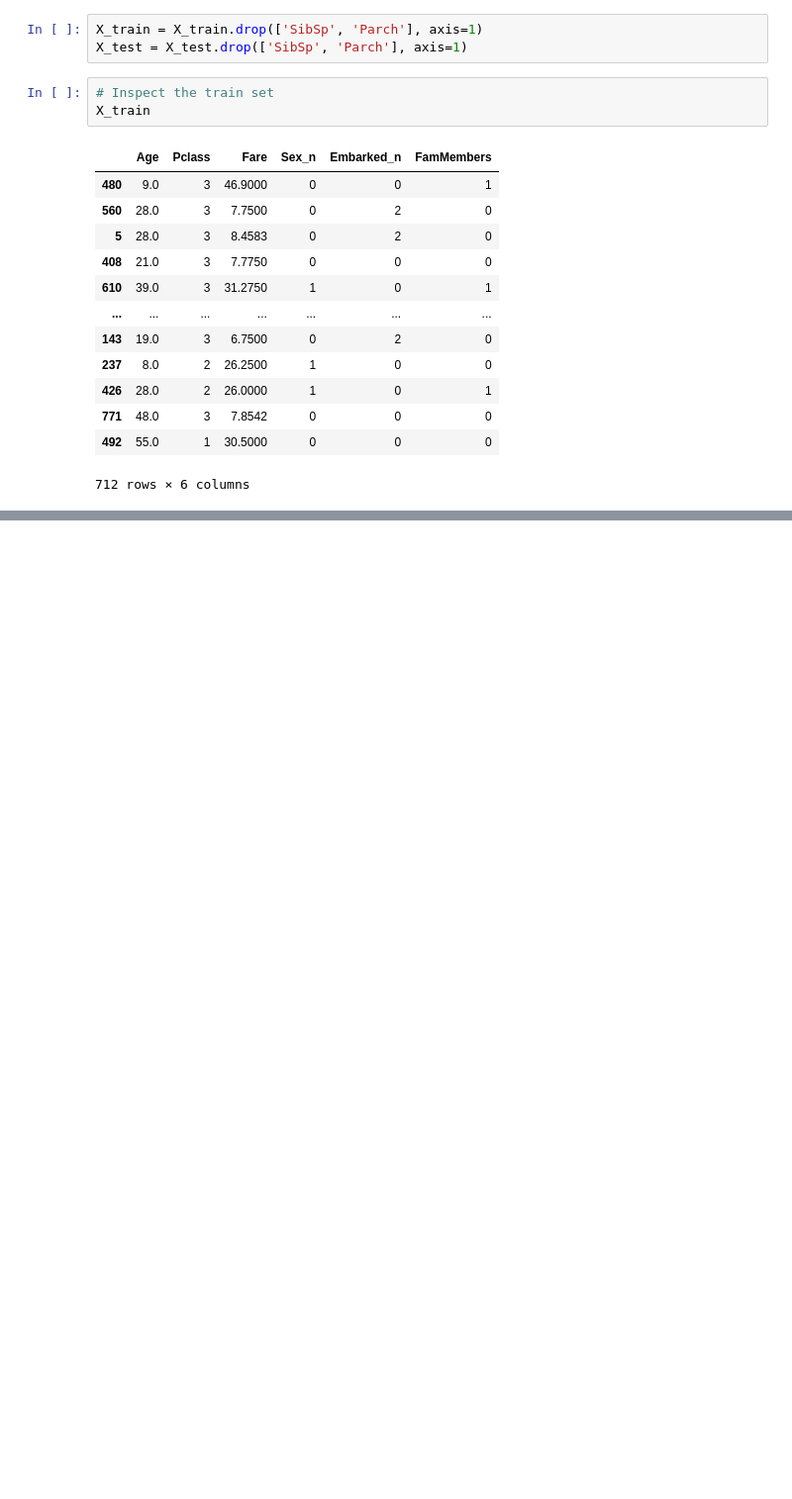
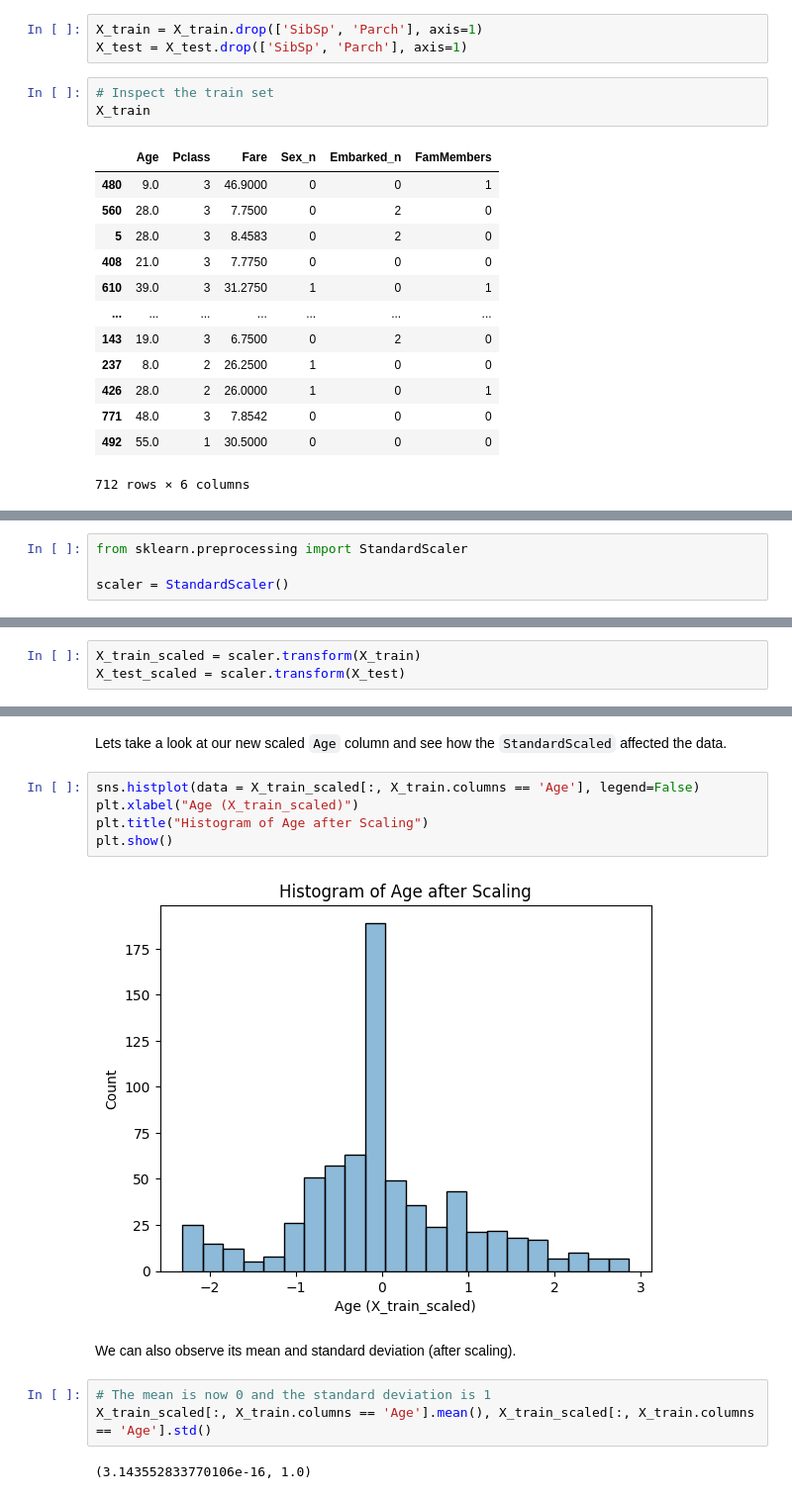
Before and after one commit to themarisolhernandez/ds-review-lessons, a Jupyter notebook: 16-exploratory-data-analysis.ipynb, the cells around one changed output, grey strips where cells are left out. Shown at 99% size. Cells and saved outputs as stored; diff of their text form; blank space fills up the shorter version.

```diff
--- a/16-exploratory-data-analysis.ipynb
+++ b/16-exploratory-data-analysis.ipynb
@@ -1399,0 +1417,4 @@ X_train
+# %%
+from sklearn.preprocessing import StandardScaler
+
+scaler = StandardScaler()
@@ -1399,0 +1444,3 @@ X_train
+# %%
+X_train_scaled = scaler.transform(X_train)
+X_test_scaled = scaler.transform(X_test)
@@ -1399,0 +1501,16 @@ X_train
+# %% [markdown]
+Lets take a look at our new scaled `Age` column and see how the `StandardScaled` affected the data.
+# %%
+sns.histplot(data = X_train_scaled[:, X_train.columns == 'Age'], legend=False)
+plt.xlabel("Age (X_train_scaled)")
+plt.title("Histogram of Age after Scaling")
+plt.show()
+# %% [output]
+[figure, added]
+# %% [markdown]
+We can also observe its mean and standard deviation (after scaling).
+# %%
+# The mean is now 0 and the standard deviation is 1
+X_train_scaled[:, X_train.columns == 'Age'].mean(), X_train_scaled[:, X_train.columns == 'Age'].std()
+# %% [output]
+(3.143552833770106e-16, 1.0)
```
Also changed, not shown: parts of 26 cells of this notebook, 6 other files.
